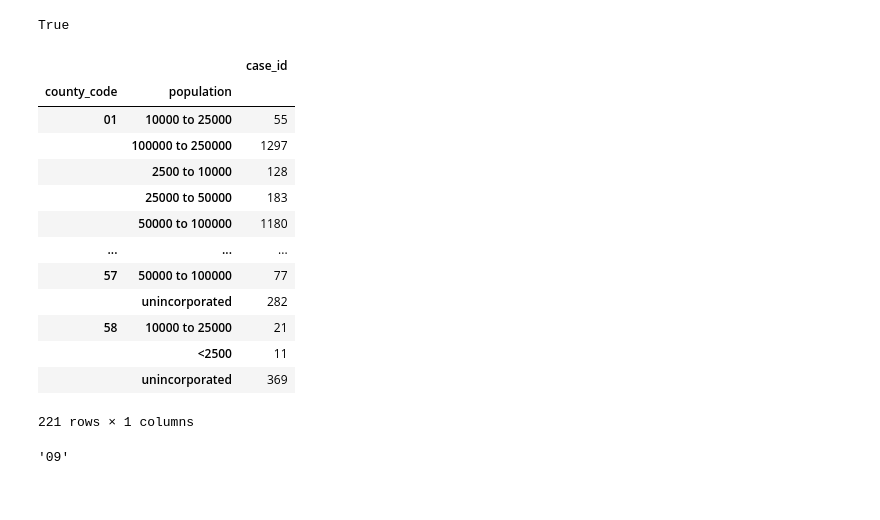
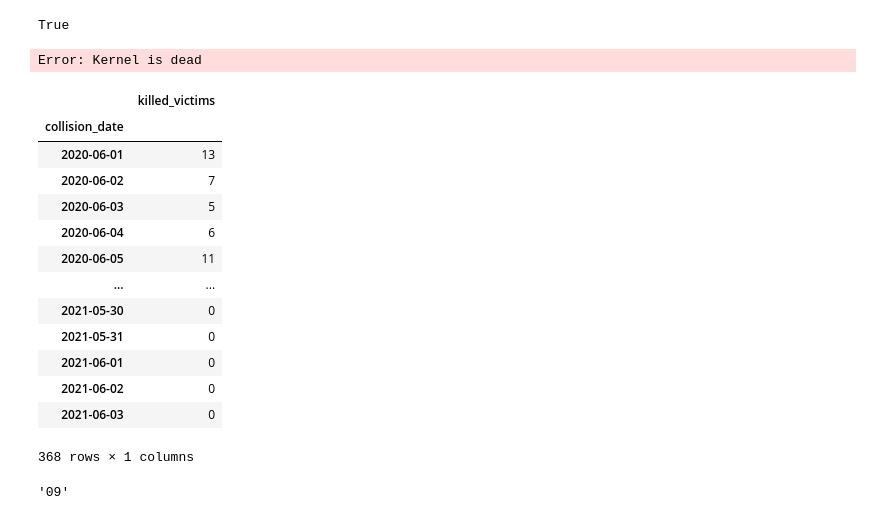
Before and after one commit to nkespiritu/california-collisions-dashboard, a Jupyter notebook: california-eda.ipynb, the cells around one changed output. Saved outputs shown, nothing was run; the diff lists cells and outputs as text; code cells hidden in the pictures.

```diff
--- a/california-eda.ipynb
+++ b/california-eda.ipynb
@@ -545,23 +560,29 @@ AND date(collision_date) BETWEEN date('2021-01-01') and date('2021-12-31')
 '''
 df = pd.read_sql_query(query, con,
                     parse_dates=['collision_date'])
+# %%
+df['pcf_violation_category'].value_counts()/len(df)
+# %% [output]
+Error: Kernel is dead
 # %%
-pd.DataFrame(df.groupby(['county_code', 'population'])['case_id'].count())
+pd.DataFrame(df.groupby(
+    'collision_date').sum()['killed_victims'])
+#)['case_id']).rename(columns = {'case_id': "Number of fatalities"}
 # %% [output]
-|  |  | case_id |
-| county_code | population |  |
-| 01 | 10000 to 25000 | 55 |
-|  | 100000 to 250000 | 1297 |
-|  | 2500 to 10000 | 128 |
-|  | 25000 to 50000 | 183 |
-|  | 50000 to 100000 | 1180 |
-| ... | ... | ... |
-| 57 | 50000 to 100000 | 77 |
-|  | unincorporated | 282 |
-| 58 | 10000 to 25000 | 21 |
-|  | <2500 | 11 |
-|  | unincorporated | 369 |
+|  | killed_victims |
+| collision_date |  |
+| 2020-06-01 | 13 |
+| 2020-06-02 | 7 |
+| 2020-06-03 | 5 |
+| 2020-06-04 | 6 |
+| 2020-06-05 | 11 |
+| ... | ... |
+| 2021-05-30 | 0 |
+| 2021-05-31 | 0 |
+| 2021-06-01 | 0 |
+| 2021-06-02 | 0 |
+| 2021-06-03 | 0 |
-221 rows × 1 columns
+368 rows × 1 columns
 # %%
 county_codes = {
     '01': 'Alameda',
```
Also changed, not shown: parts of 7 cells of this notebook, 2 other files.
